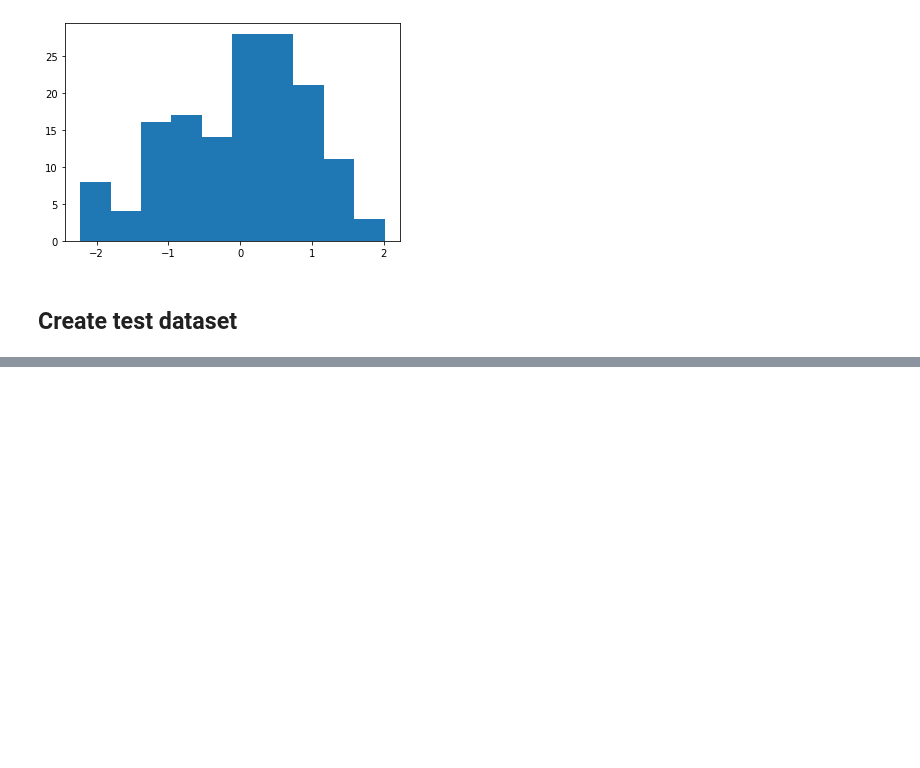
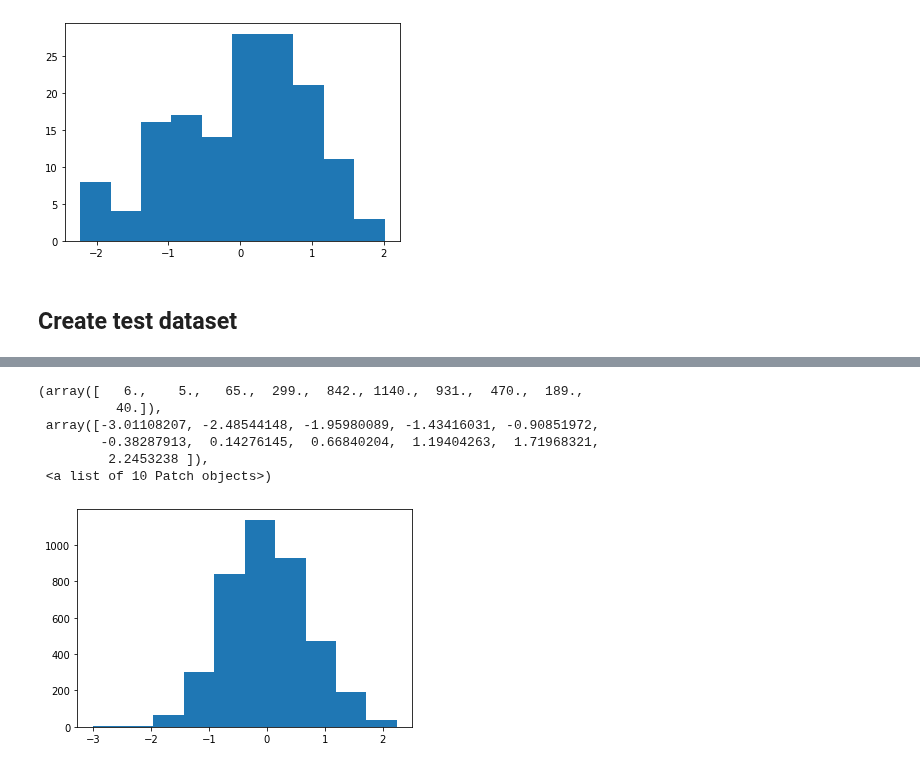
Before and after one commit to mholowko/Solaris, a Jupyter notebook: notebooks/result_analysis/Batch_ucb.ipynb, the cells around one changed output, grey strips where cells are left out. Drawn from its saved outputs; the diff is of its cells as text; code cells hidden in the pictures; blank space fills up the shorter version.

```diff
--- a/notebooks/result_analysis/Batch_ucb.ipynb
+++ b/notebooks/result_analysis/Batch_ucb.ipynb
@@ -142,0 +175,2 @@ df
+# %%
+distance = kernel_dict[kernel](l_list=l).distance(np.asarray(df_train_test['RBS']))
@@ -142,0 +181,6 @@ df
+# %%
+from sklearn_extra.cluster import KMedoids
+kmedoids = KMedoids(n_clusters=90, metric = 'precomputed', init='k-medoids++').fit(distance)
+y_km_spec = kmedoids.labels_
+# %%
+df_train_test['cluster'] = y_km_spec
@@ -145,5 +205,5 @@ df
 # %%
-gpr = GPR_Predictor(df, test_size=test_size, kernel_name=kernel,alpha=alpha, embedding='label',
+gpr = GPR_Predictor(df_train_test, train_idx = range(0,150), test_idx = range(150,len(df_train_test)), kernel_name=kernel, normalise_kernel = False, alpha=alpha, embedding='label',
                    eva_metric=eva_metric, l_list=l, s = 0)
 # %%
 gpr.regression()
@@ -176,0 +242,10 @@ Attributes:
+# %%
+plt.hist(gpr.test_df['pred mean'])
+# %% [output]
+(array([   6.,    5.,   65.,  299.,  842., 1140.,  931.,  470.,  189.,
+          40.]),
+ array([-3.01108207, -2.48544148, -1.95980089, -1.43416031, -0.90851972,
+        -0.38287913,  0.14276145,  0.66840204,  1.19404263,  1.71968321,
+         2.2453238 ]),
+ <a list of 10 Patch objects>)
+[figure, added]
```
Also changed, not shown: parts of 41 cells of this notebook, 3 other files.
